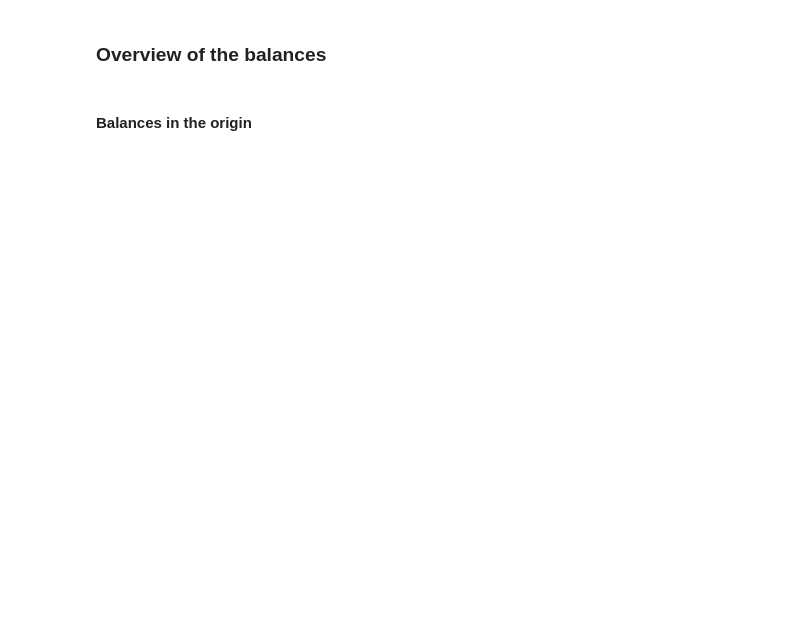
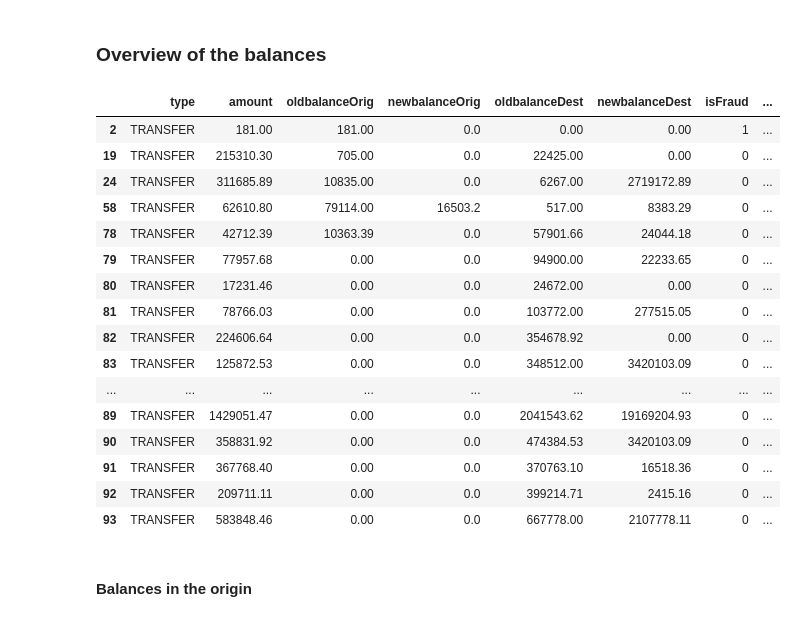
Before and after one commit to AMaldu/fraud_detection, a Jupyter notebook: notebooks/EDA.ipynb, the cells around one changed output. Saved outputs shown, nothing was run; the diff lists cells and outputs as text; code cells hidden in the pictures; blank space fills up the shorter version.

```diff
--- a/notebooks/EDA.ipynb
+++ b/notebooks/EDA.ipynb
@@ -336,7 +411,25 @@ subset_df
 # %%
 df_balance = df[['type', 'amount', 'oldbalanceOrig', 'newbalanceOrig', 'oldbalanceDest','newbalanceDest', 'isFraud', 'isFlaggedFraud']].copy()
 df_balance = df_balance.loc[df_balance['type'] == 'TRANSFER']
-df_balance
+df_balance.head(20)
+# %% [output]
+|  | type | amount | oldbalanceOrig | newbalanceOrig | oldbalanceDest | newbalanceDest | isFraud | ... |
+| 2 | TRANSFER | 181.00 | 181.00 | 0.0 | 0.00 | 0.00 | 1 | ... |
+| 19 | TRANSFER | 215310.30 | 705.00 | 0.0 | 22425.00 | 0.00 | 0 | ... |
+| 24 | TRANSFER | 311685.89 | 10835.00 | 0.0 | 6267.00 | 2719172.89 | 0 | ... |
+| 58 | TRANSFER | 62610.80 | 79114.00 | 16503.2 | 517.00 | 8383.29 | 0 | ... |
+| 78 | TRANSFER | 42712.39 | 10363.39 | 0.0 | 57901.66 | 24044.18 | 0 | ... |
+| 79 | TRANSFER | 77957.68 | 0.00 | 0.0 | 94900.00 | 22233.65 | 0 | ... |
+| 80 | TRANSFER | 17231.46 | 0.00 | 0.0 | 24672.00 | 0.00 | 0 | ... |
+| 81 | TRANSFER | 78766.03 | 0.00 | 0.0 | 103772.00 | 277515.05 | 0 | ... |
+| 82 | TRANSFER | 224606.64 | 0.00 | 0.0 | 354678.92 | 0.00 | 0 | ... |
+| 83 | TRANSFER | 125872.53 | 0.00 | 0.0 | 348512.00 | 3420103.09 | 0 | ... |
+| ... | ... | ... | ... | ... | ... | ... | ... | ... |
+| 89 | TRANSFER | 1429051.47 | 0.00 | 0.0 | 2041543.62 | 19169204.93 | 0 | ... |
+| 90 | TRANSFER | 358831.92 | 0.00 | 0.0 | 474384.53 | 3420103.09 | 0 | ... |
+| 91 | TRANSFER | 367768.40 | 0.00 | 0.0 | 370763.10 | 16518.36 | 0 | ... |
+| 92 | TRANSFER | 209711.11 | 0.00 | 0.0 | 399214.71 | 2415.16 | 0 | ... |
+| 93 | TRANSFER | 583848.46 | 0.00 | 0.0 | 667778.00 | 2107778.11 | 0 | ... |
 # %% [markdown]
 #### Balances in the origin
 # %%
```
Also changed, not shown: parts of 38 cells of this notebook.
